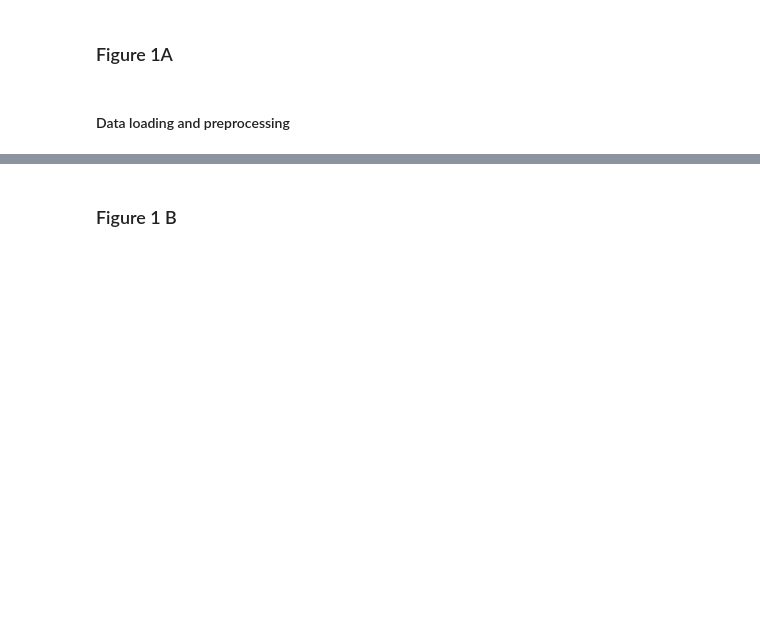
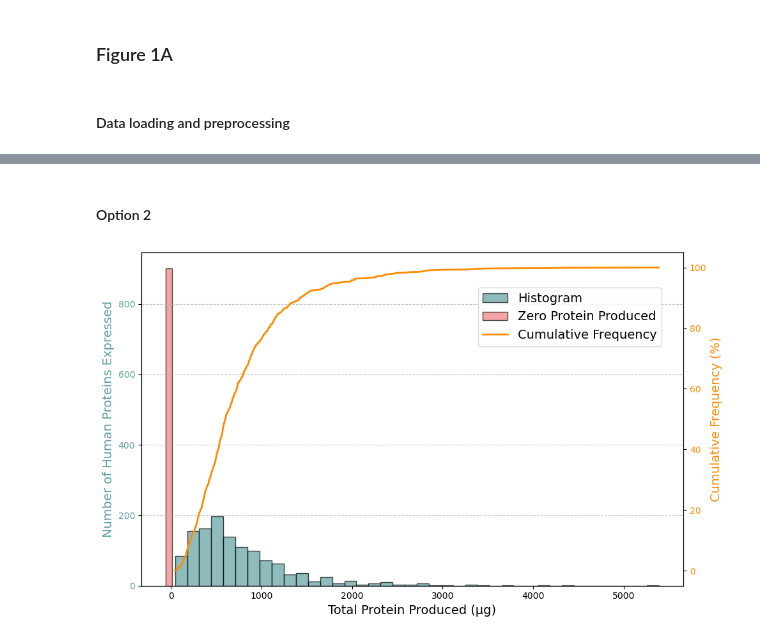
Before and after one commit to pablodig/Secretome_features_prediction, a Jupyter notebook: Figure_1.ipynb, the cells around one changed output, grey strips where cells are left out. Saved outputs shown, nothing was run; the diff lists cells and outputs as text; code cells hidden in the pictures; blank space fills up the shorter version.

```diff
--- a/Figure_1.ipynb
+++ b/Figure_1.ipynb
@@ -61,2 +67,43 @@ plt.show()
 # %% [markdown]
-### Figure 1 B
+#### Option 2
+# %%
+# Separate zeros and non-zeros
+zeros = updated_protein_amounts == 0
+non_zeros = updated_protein_amounts > 0
+
+# Calculate cumulative frequency for non-zeros
+sorted_non_zeros = np.sort(updated_protein_amounts[non_zeros])
+updated_cumulative_freq = np.linspace(0, 100, len(sorted_non_zeros))
+zero_percentage = (np.sum(zeros) / len(updated_protein_amounts)) * 100
+
+# Plot
+fig, ax1 = plt.subplots(figsize=(10, 6))
+
+# Histogram for non-zero values
+color_hist = 'cadetblue'
+n, bins, patches = ax1.hist(updated_protein_amounts[non_zeros], bins=40, edgecolor='black', alpha=0.7, color=color_hist, label='Histogram')
+
+# Add a bar for zero counts
+ax1.bar(bins[0] - (bins[1]-bins[0])/2, np.sum(zeros), width=(bins[1]-bins[0])/2, color='lightcoral', edgecolor='black', alpha=0.7, label='Zero Protein Produced')
+ax1.set_xlabel("Total Protein Produced (µg)", fontsize=14)
+ax1.set_ylabel("Number of Human Proteins Expressed", color=color_hist, fontsize=14)
+ax1.tick_params(axis='y', labelcolor=color_hist)
+ax1.grid(axis='y', linestyle='--', alpha=0.7)
+
+# Cumulative frequency
+ax2 = ax1.twinx()
+color_cumul = 'darkorange'
+ax2.plot(sorted_non_zeros, updated_cumulative_freq, color=color_cumul, label='Cumulative Frequency', linewidth=2)
+ax2.set_ylabel("Cumulative Frequency (%)", color=color_cumul, fontsize=14)
+ax2.tick_params(axis='y', labelcolor=color_cumul)
+
+# Adjust legend
+fig.legend(loc='upper right', bbox_to_anchor=(0.9, 0.9), fontsize=14)
+
+# Adjust layout
+fig.tight_layout()
+
+plt.savefig('results/Figure_1_option2.png')
+plt.show()
+# %% [output]
+[figure, added]
```
Also changed, not shown: parts of 3 cells of this notebook, 7 other files.
